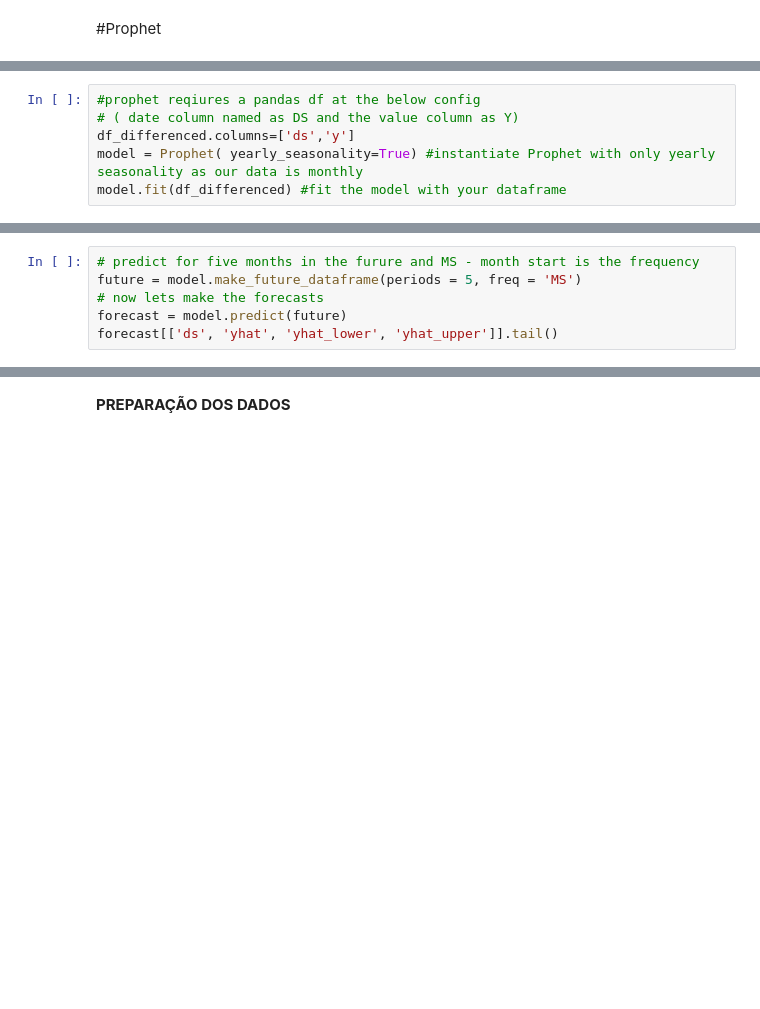
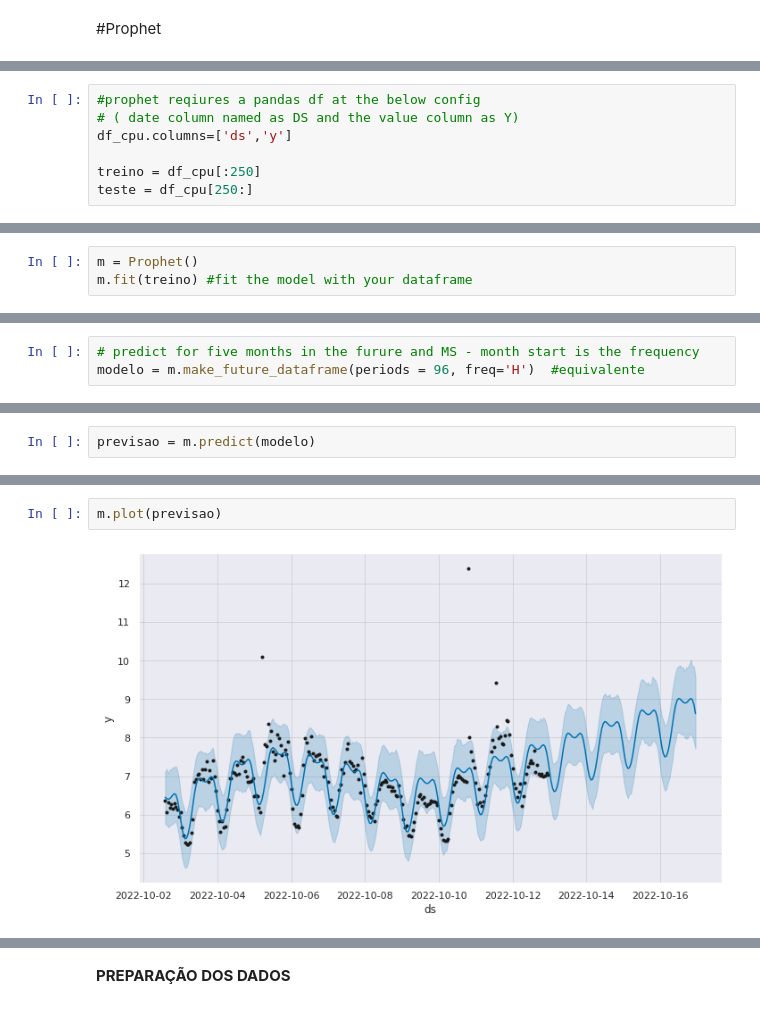
Before and after one commit to edgleuma-abreu/IGTI, a Jupyter notebook: Projeto_Aplicado_v2.ipynb, the cells around one changed output, grey strips where cells are left out. Drawn from its saved outputs; the diff is of its cells as text; blank space fills up the shorter version.

```diff
--- a/Projeto_Aplicado_v2.ipynb
+++ b/Projeto_Aplicado_v2.ipynb
@@ -628,6 +297,7 @@ Requirement already satisfied: six>=1.5 in /usr/local/lib/python3.7/dist-package
 # %%
 #prophet reqiures a pandas df at the below config
 # ( date column named as DS and the value column as Y)
-df_differenced.columns=['ds','y']
-model = Prophet( yearly_seasonality=True) #instantiate Prophet with only yearly seasonality as our data is monthly
-model.fit(df_differenced) #fit the model with your dataframe
+df_cpu.columns=['ds','y']
+
+treino = df_cpu[:250]
+teste = df_cpu[250:]
@@ -652,0 +320,3 @@ INFO:cmdstanpy:Chain [1] done processing
+# %%
+m = Prophet()
+m.fit(treino) #fit the model with your dataframe
@@ -653,6 +336,3 @@ INFO:cmdstanpy:Chain [1] done processing
 # %%
 # predict for five months in the furure and MS - month start is the frequency
-future = model.make_future_dataframe(periods = 5, freq = 'MS')
-# now lets make the forecasts
-forecast = model.predict(future)
-forecast[['ds', 'yhat', 'yhat_lower', 'yhat_upper']].tail()
+modelo = m.make_future_dataframe(periods = 96, freq='H')  #equivalente
@@ -670,0 +339,2 @@ model.plot(forecast)
+# %%
+previsao = m.predict(modelo)
@@ -670,0 +350,4 @@ model.plot(forecast)
+# %%
+m.plot(previsao)
+# %% [output]
+[figure, added]
```
Also changed, not shown: parts of 70 cells of this notebook.
